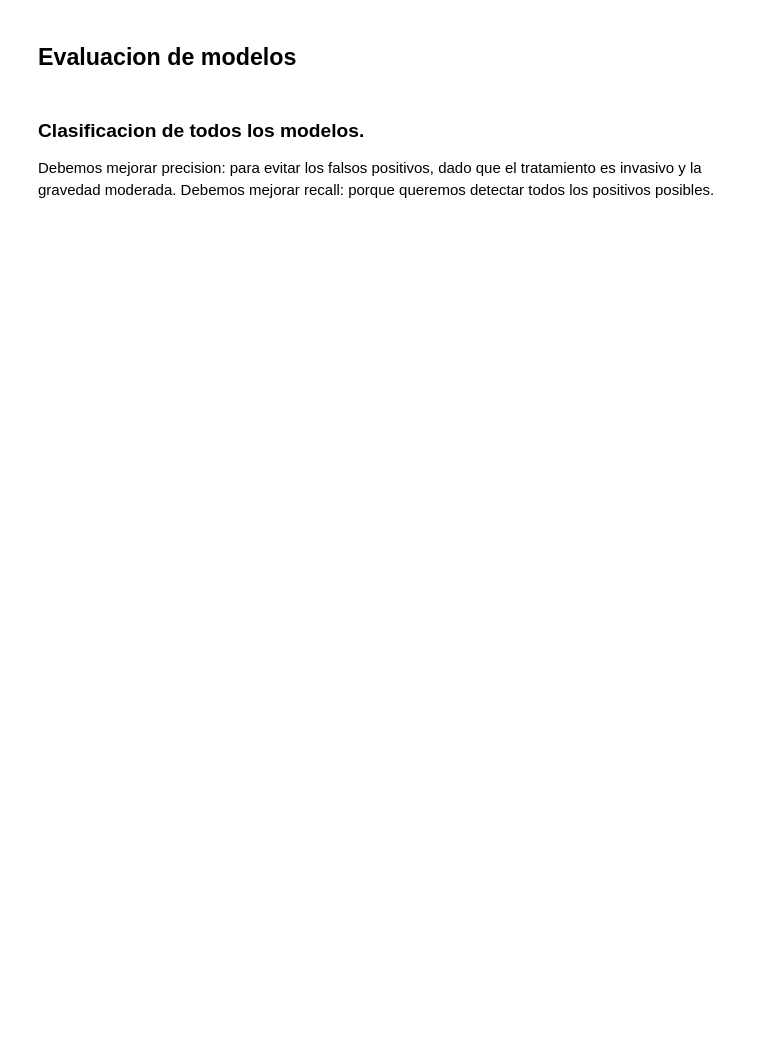
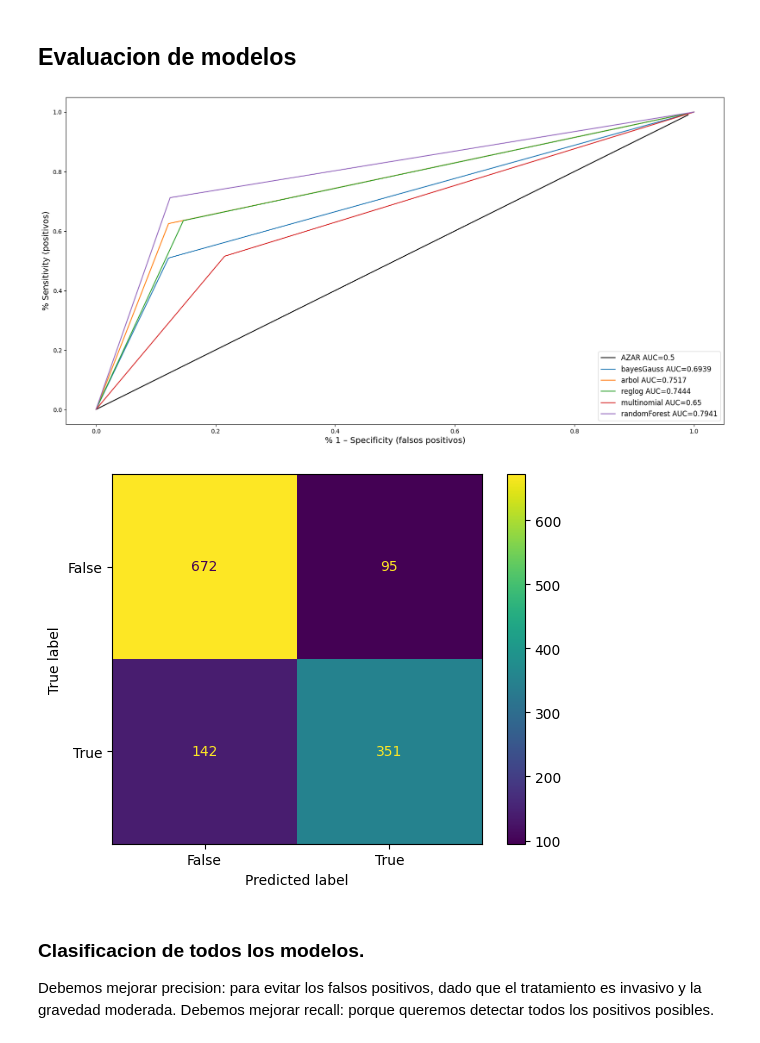
Before and after one commit to ignaciomontovio/TP-Virus, a Jupyter notebook: TP_EntregableVirus.ipynb, the cells around one changed output. Drawn from its saved outputs; the diff is of its cells as text; code cells hidden in the pictures; blank space fills up the shorter version.

Commit message:
fix curva roc param

```diff
--- a/TP_EntregableVirus.ipynb
+++ b/TP_EntregableVirus.ipynb
@@ -67,7 +67,7 @@ from sklearn.base import BaseEstimator, TransformerMixin
 from sklearn.preprocessing import  MinMaxScaler
 
 
-def graficarCurvaRoc( y_pred, model ):
+def graficarCurvaRoc( y_pred, model, y_test):
   fpr, tpr, _ = metrics.roc_curve(y_test,  y_pred)
   auc = metrics.roc_auc_score(y_test, y_pred)
   # Graficamos
@@ -414,24 +725,27 @@ y_pred_rf = rf_model.predict(X_test)
 # %%
 # Inicializamos los labels del gráfico
 plt.figure(figsize=(20, 10))
 plt.xlabel('% 1 – Specificity (falsos positivos)', fontsize=14)
 plt.ylabel('% Sensitivity (positivos)', fontsize=14)
 
 # Graficamos la recta del azar
 it = [i/100 for i in range(100)]
 plt.plot(it,it,label="AZAR AUC=0.5",color="black")
 
 modelos = { 'bayesGauss':y_pred_gauss,'arbol':y_pred_tc, 'reglog':y_pred_lg, 'multinomial': y_pred_nb, 'randomForest':y_pred_rf}
 areas = []
 for pred in modelos:
-    auc = graficarCurvaRoc( modelos[pred] , pred )
+    auc = graficarCurvaRoc( modelos[pred] , pred, y_test )
     areas.append( (pred, auc) )
 areas = pd.DataFrame(areas, columns=['model','auc'])
 areas.sort_values('auc', ascending=False)
 
 cm_display = metrics.ConfusionMatrixDisplay(confusion_matrix = confusion_matrix(y_test,y_pred_rf), display_labels = [False, True])
 cm_display.plot()
 plt.show()
+# %% [output]
+[figure, added]
+[figure, added]
 # %% [markdown]
 ### Clasificacion de todos los modelos.
 Debemos mejorar precision: para evitar los falsos positivos, dado que el tratamiento es invasivo y la gravedad moderada.
```
Also changed, not shown: parts of 50 cells of this notebook.
